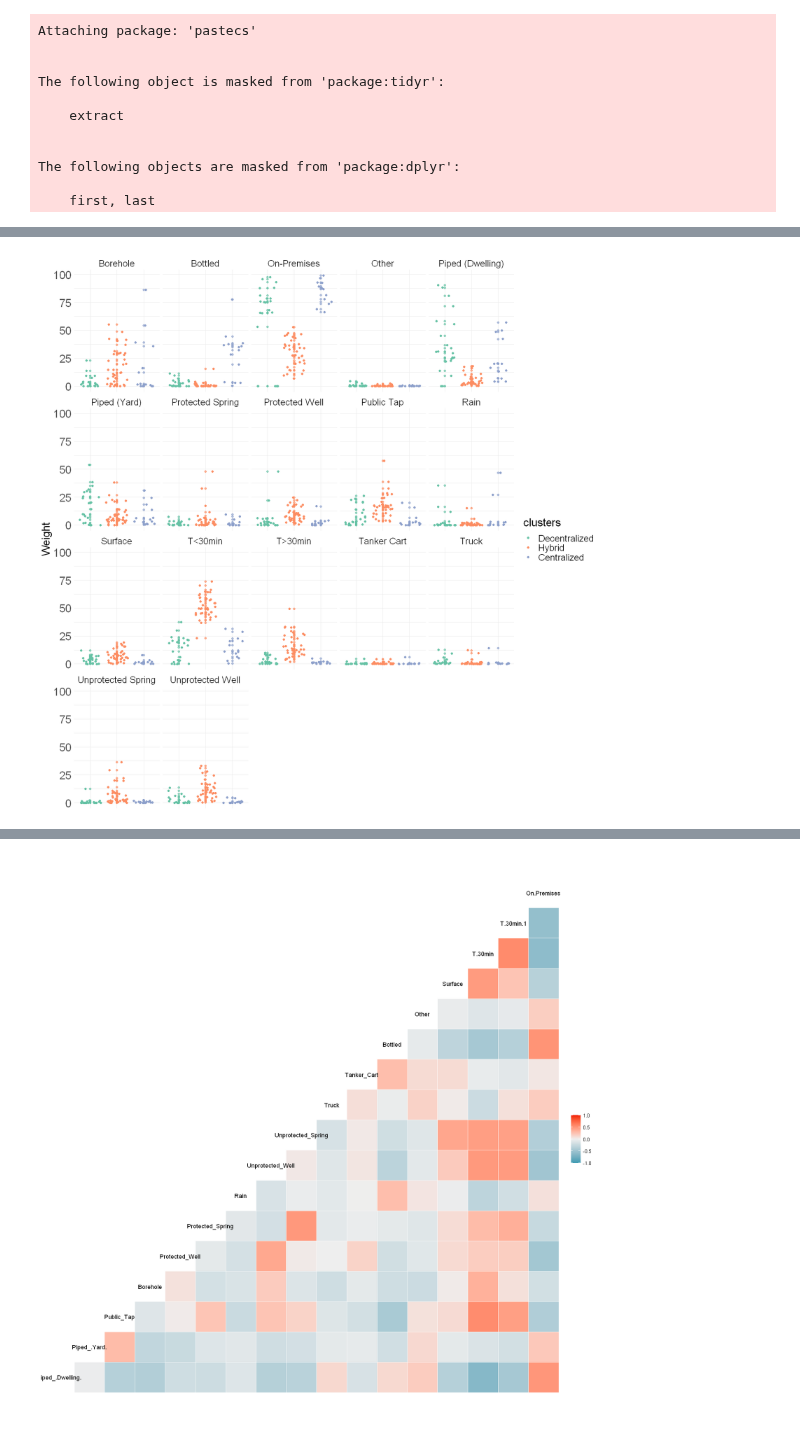
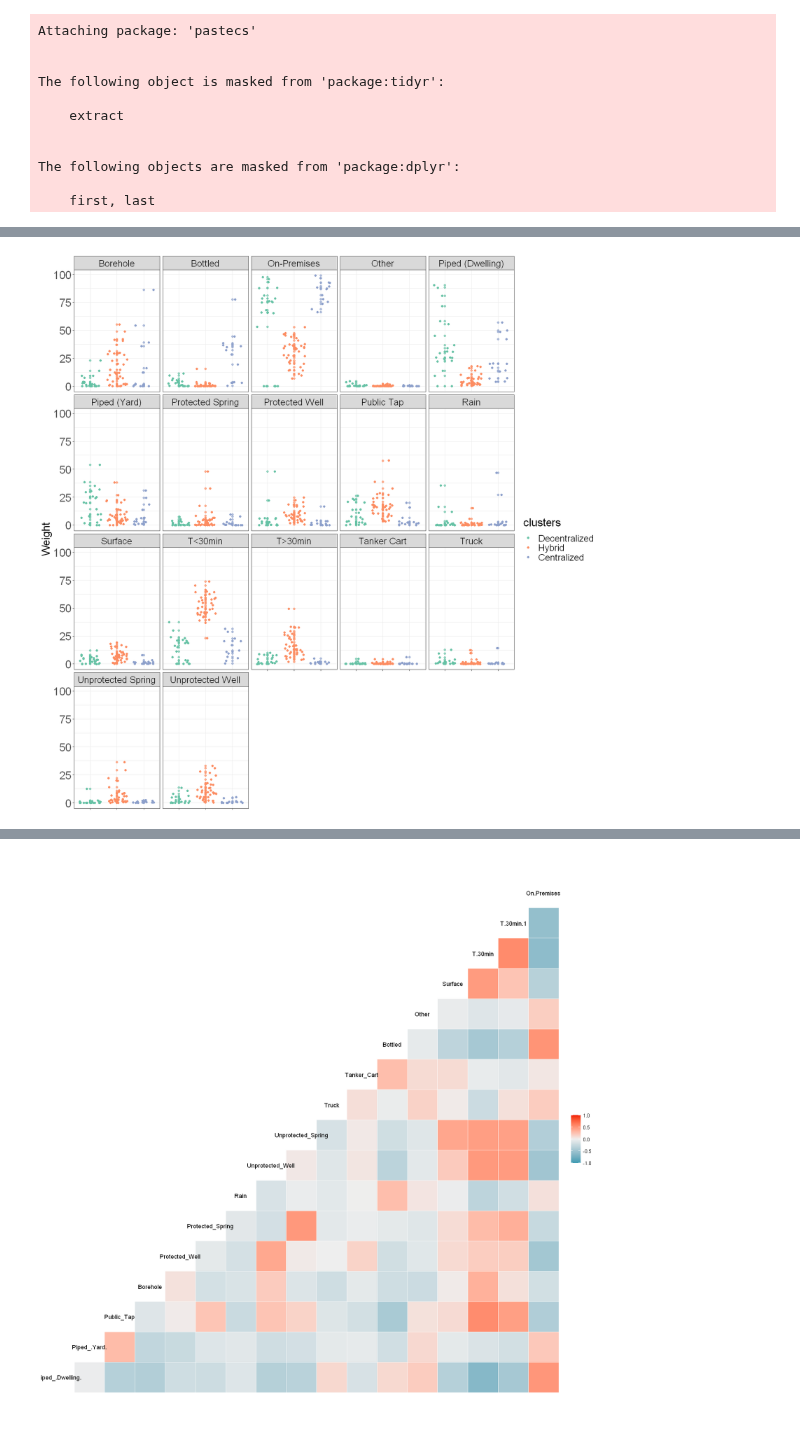
Before and after one commit to narslab/water-accessibility, a Jupyter notebook: bin/jupyter/data-analysis.ipynb, the cells around one changed output, grey strips where cells are left out. Saved outputs shown, nothing was run; the diff lists cells and outputs as text; code cells hidden in the pictures.

```diff
--- a/bin/jupyter/data-analysis.ipynb
+++ b/bin/jupyter/data-analysis.ipynb
@@ -120,17 +120,17 @@ A tibble: 6 × 19
 # %%
 countries_gathered <- df.wa %>% gather(Measure, Weight, 'Piped (Dwelling)':'On-Premises')
 
 
 ggplot(countries_gathered, aes(clusters, Weight, color = clusters)) +
-  theme_minimal() +
+  theme_bw() +
   geom_point(alpha = 0.7) +
   geom_jitter() +
   facet_wrap(~Measure)  +
   scale_color_manual(name = 'clusters', labels = c("Decentralized" , "Hybrid", "Centralized"),
                      values=c('#66c2a5','#fc8d62', '#8da0cb') ) +
     theme(text = element_text(size=20) , axis.title.x = element_blank(), axis.text.x=element_blank()) + #Font size
     theme(axis.text = element_text(size = 20)) + #All tick size
     theme(axis.title = element_text(size = 20))  # Adjusting Axis Title
 # %% [output]
-[figure, old version]
+[figure, new version]
 # %%
```
Also changed, not shown: parts of 4 cells of this notebook, 1 other file.
